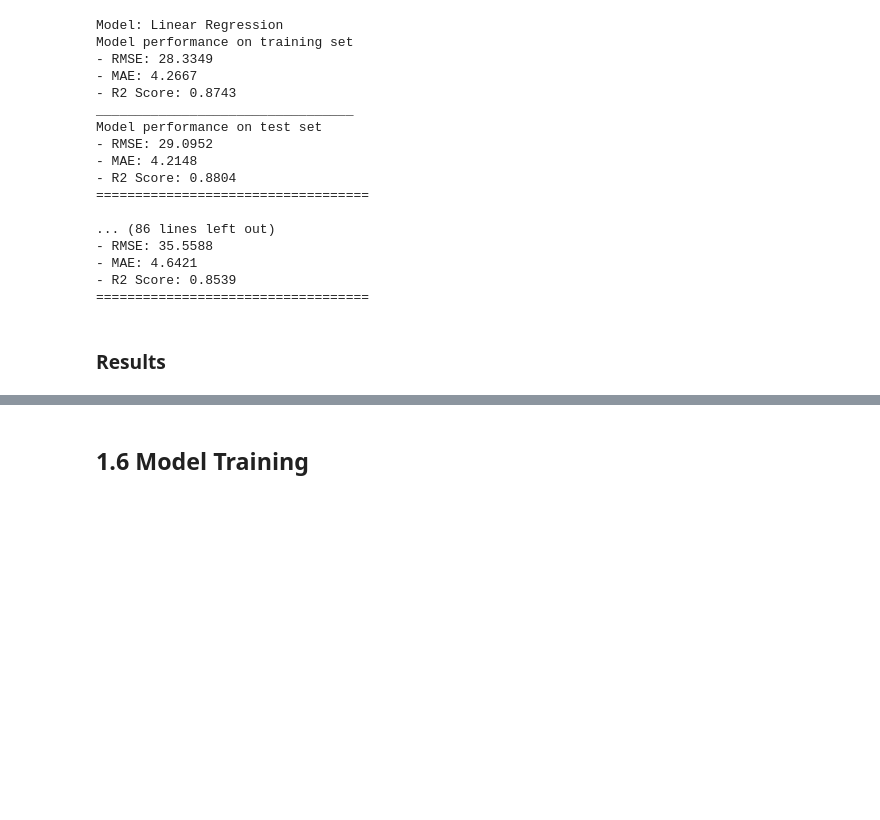
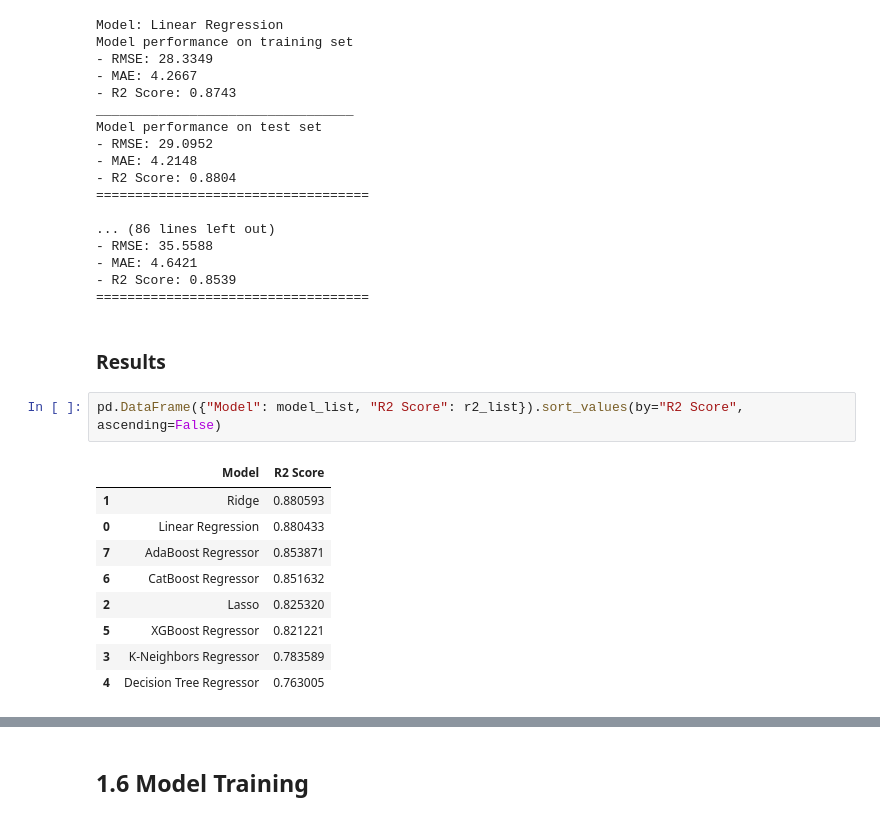
Before and after one commit to Boni694/mlproject, a Jupyter notebook: notebook/2. MODEL TRAINING.ipynb, the cells around one changed output, grey strips where cells are left out. Drawn from its saved outputs; the diff is of its cells as text; blank space fills up the shorter version.

Commit message:
Data Ingestion

```diff
--- a/notebook/2. MODEL TRAINING.ipynb
+++ b/notebook/2. MODEL TRAINING.ipynb
@@ -227,3 +227,15 @@ Model performance on test set
 ===================================
 # %% [markdown]
 ### Results
+# %%
+pd.DataFrame({"Model": model_list, "R2 Score": r2_list}).sort_values(by="R2 Score", ascending=False)
+# %% [output]
+|  | Model | R2 Score |
+| 1 | Ridge | 0.880593 |
+| 0 | Linear Regression | 0.880433 |
+| 7 | AdaBoost Regressor | 0.853871 |
+| 6 | CatBoost Regressor | 0.851632 |
+| 2 | Lasso | 0.825320 |
+| 5 | XGBoost Regressor | 0.821221 |
+| 3 | K-Neighbors Regressor | 0.783589 |
+| 4 | Decision Tree Regressor | 0.763005 |
```
Also changed, not shown: parts of 6 cells of this notebook, 5 other files.
